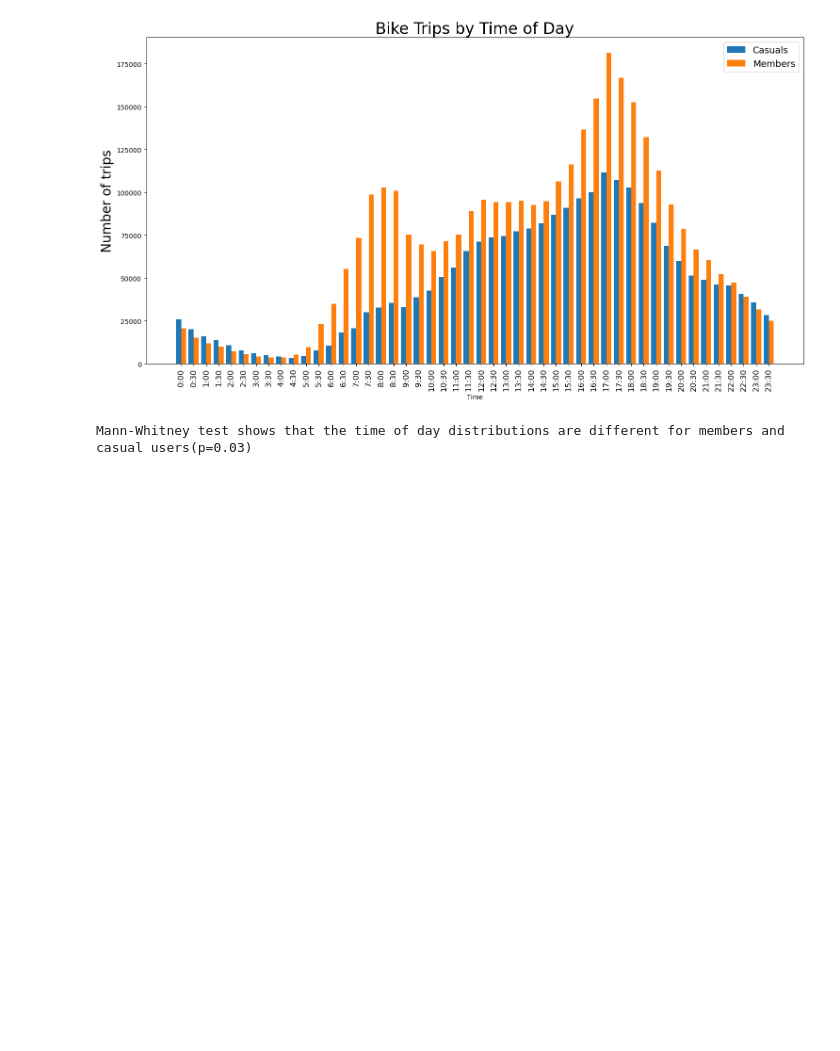
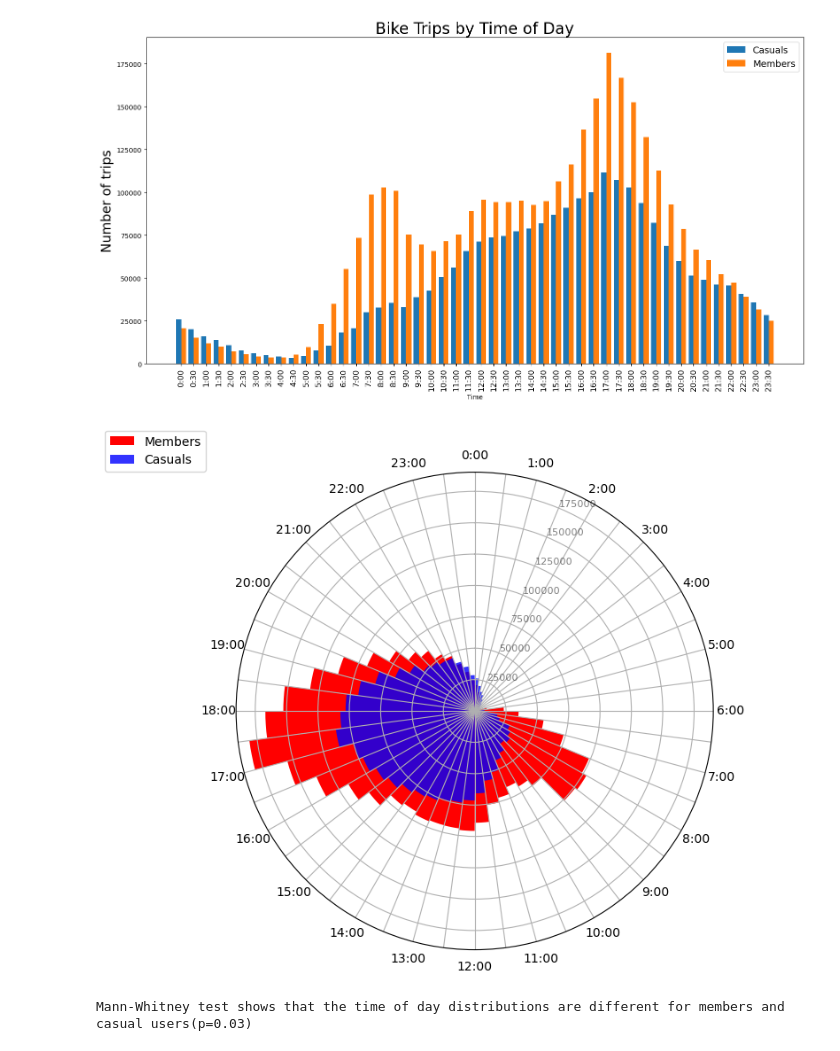
Before and after one commit to mosesibnmoses/Data-Portfolio, a Jupyter notebook: Bike share business analysis/Bike-share trips analysis.ipynb, the cells around one changed output. Saved outputs shown, nothing was run; the diff lists cells and outputs as text; code cells hidden in the pictures; blank space fills up the shorter version.

Commit message:
radial graph
added a radial graph of time-of-day usage

```diff
--- a/Bike share business analysis/Bike-share trips analysis.ipynb
+++ b/Bike share business analysis/Bike-share trips analysis.ipynb
@@ -393,6 +395,33 @@ ax.legend(fontsize=14)
 # %% [output]
 <matplotlib.legend.Legend at 0x...>
 [figure]
+# %%
+df_times = pd.DataFrame({'Members': df_members_hour_dist_series, 'Casuals': df_casuals_hour_dist_series})
+
+X_padded=[X[i] if i%2==0 else '' for i,_ in enumerate(X)]
+X_padded
+
+def render_chart(df, axis, title):
+    theta = np.arange(df.shape[0])/float(df.shape[0]) * 2 * np.pi
+    _ = axis.bar(theta + theta[1]/2, df.Members, width=theta[1], color='red',label='Members')
+    _ = axis.bar(theta + theta[1]/2, df.Casuals, width=theta[1], color='blue',alpha=0.8,label='Casuals')
+    #ticklabels = [(timedelta(hours=h) + datetime(2021,1,1)).strftime('%#I%p').lower() for h in range(0,48)]
+    ticklabels=X_padded
+    _ = axis.set_xticks(theta)
+    _ = axis.set_xticklabels(ticklabels,fontsize=10)
+    #_ = axis.set_yticklabels(['']) #for empty ticklabels
+    #_ = axis.set_yticklabels (alpha=0.5)
+    _ = axis.tick_params(axis='y', labelsize=8, labelcolor=(0, 0, 0, 0.5))
+    _ = axis.set_title(title)
+    _ = axis.legend(loc='best',bbox_to_anchor=(-0.05, 1.1, 0, 0))
+    axis.set_theta_direction(-1)
+    axis.set_theta_zero_location('N')
+
+fig, ax = plt.subplots(figsize=(12, 7), subplot_kw={'projection': 'polar'})
+
+render_chart(df_times, ax, '  ')
+# %% [output]
+[figure, added]
 # %%
 statistic,p=mannwhitneyu(df_casuals_hour_dist_series,df_members_hour_dist_series)
 if p<0.05:
```
Also changed, not shown: parts of 1 cell of this notebook, 1 other file.
